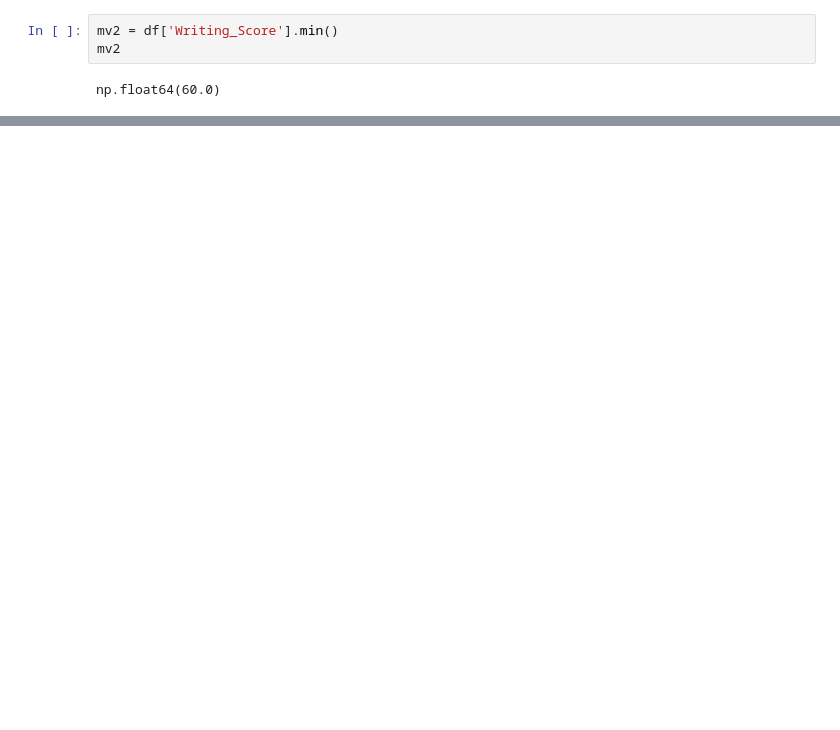
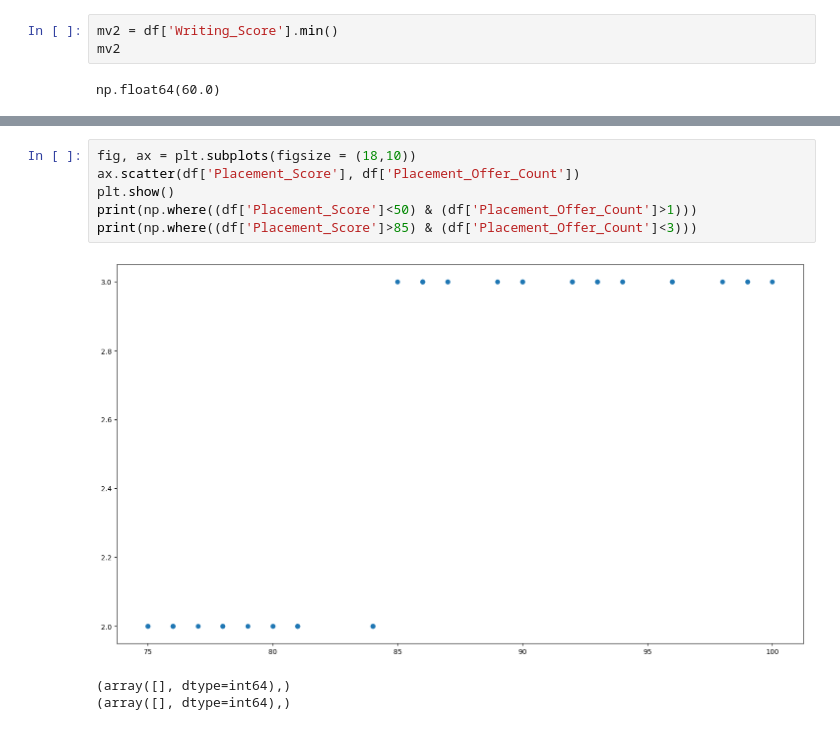
Before and after one commit to sp5-official/DSBDAL_Python, a Jupyter notebook: Assignment_2_11_02_25.ipynb, the cells around one changed output, grey strips where cells are left out. Cells and saved outputs as stored; diff of their text form; blank space fills up the shorter version.

```diff
--- a/Assignment_2_11_02_25.ipynb
+++ b/Assignment_2_11_02_25.ipynb
@@ -92,0 +100,10 @@ df
+# %%
+fig, ax = plt.subplots(figsize = (18,10))
+ax.scatter(df['Placement_Score'], df['Placement_Offer_Count'])
+plt.show()
+print(np.where((df['Placement_Score']<50) & (df['Placement_Offer_Count']>1)))
+print(np.where((df['Placement_Score']>85) & (df['Placement_Offer_Count']<3)))
+# %% [output]
+[figure, added]
+(array([], dtype=int64),)
+(array([], dtype=int64),)
```
Also changed, not shown: parts of 16 cells of this notebook, 1 other file.
